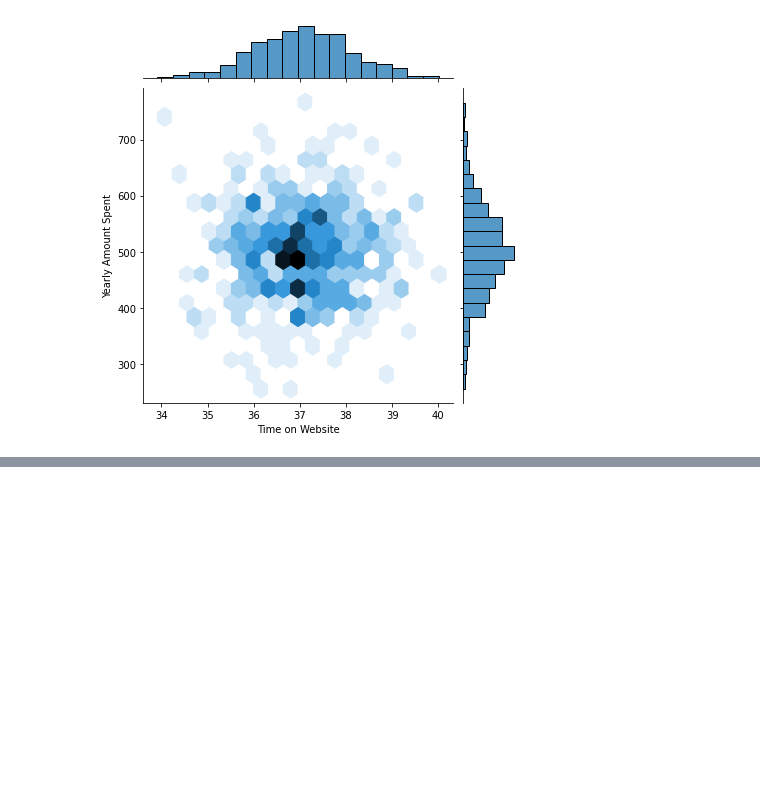
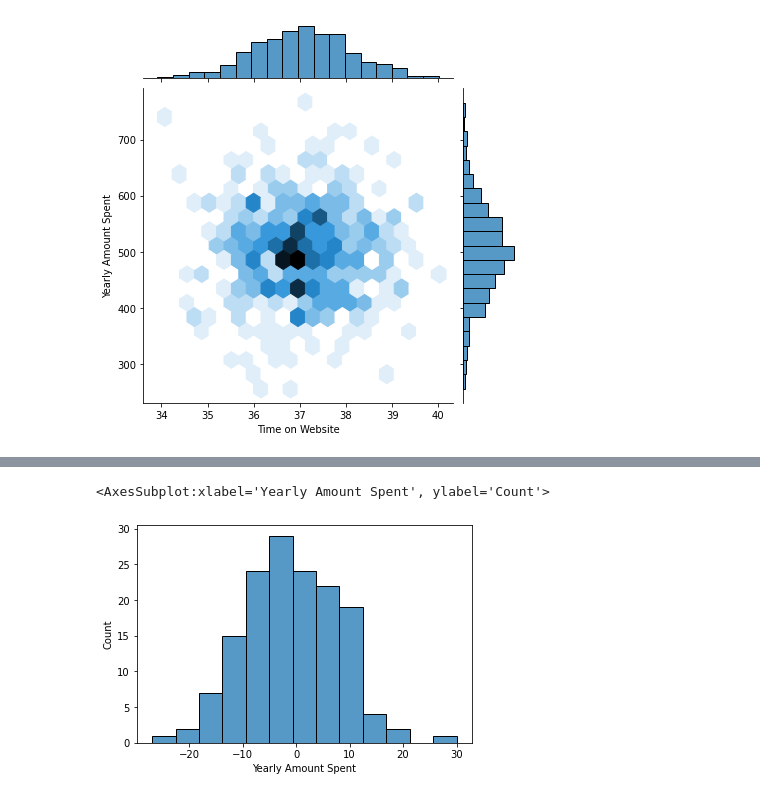
Before and after one commit to HunterKane/Python---Skill-Understanding-Projects, a Jupyter notebook: Linear Regression .ipynb, the cells around one changed output, grey strips where cells are left out. Cells and saved outputs as stored; diff of their text form; code cells hidden in the pictures; blank space fills up the shorter version.

```diff
--- a/Linear Regression .ipynb
+++ b/Linear Regression .ipynb
@@ -273,0 +426,5 @@ sns.jointplot(data=df, x='Time on Website',y='Yearly Amount Spent',kind='hex')
+# %%
+sns.histplot((y_test-predict))
+# %% [output]
+<AxesSubplot:xlabel='Yearly Amount Spent', ylabel='Count'>
+[figure, added]
```
Also changed, not shown: parts of 35 cells of this notebook.
